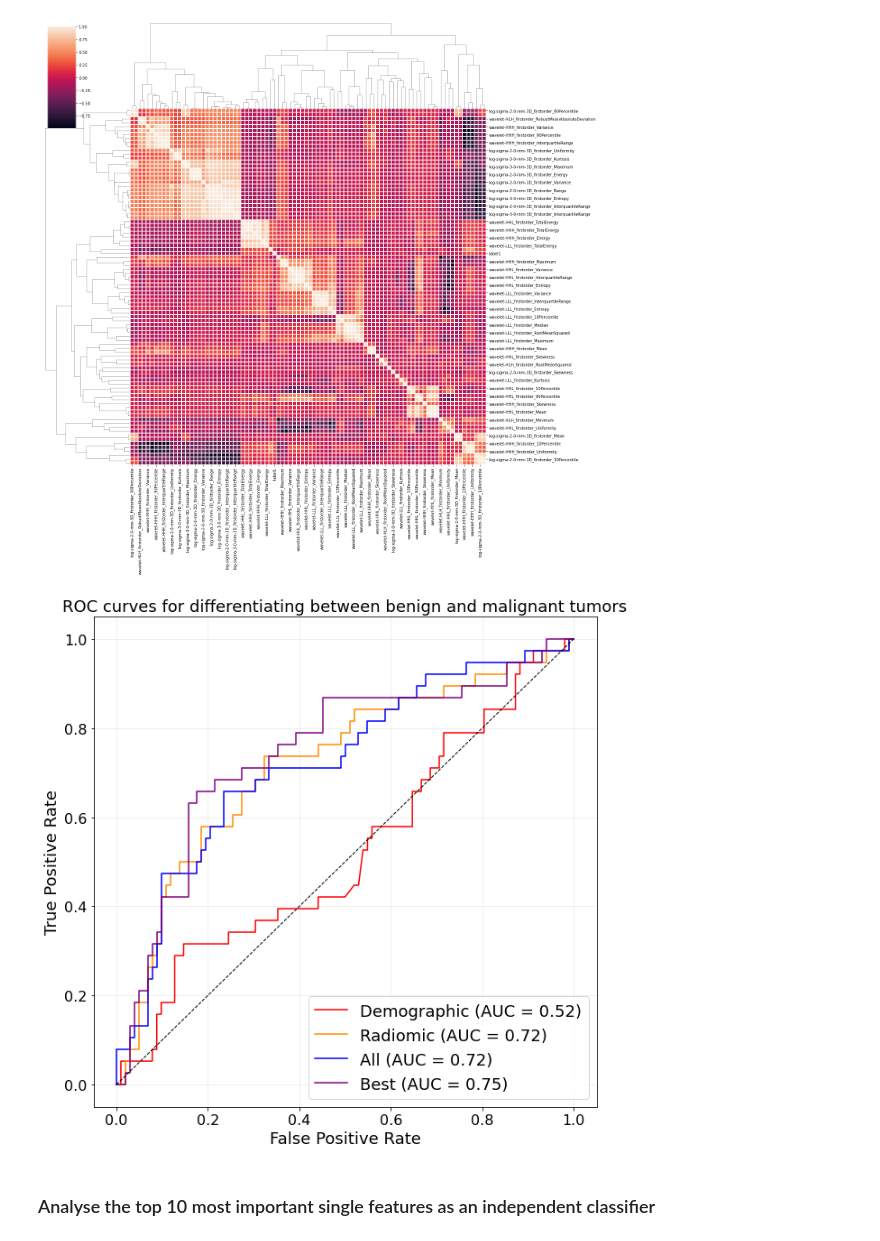
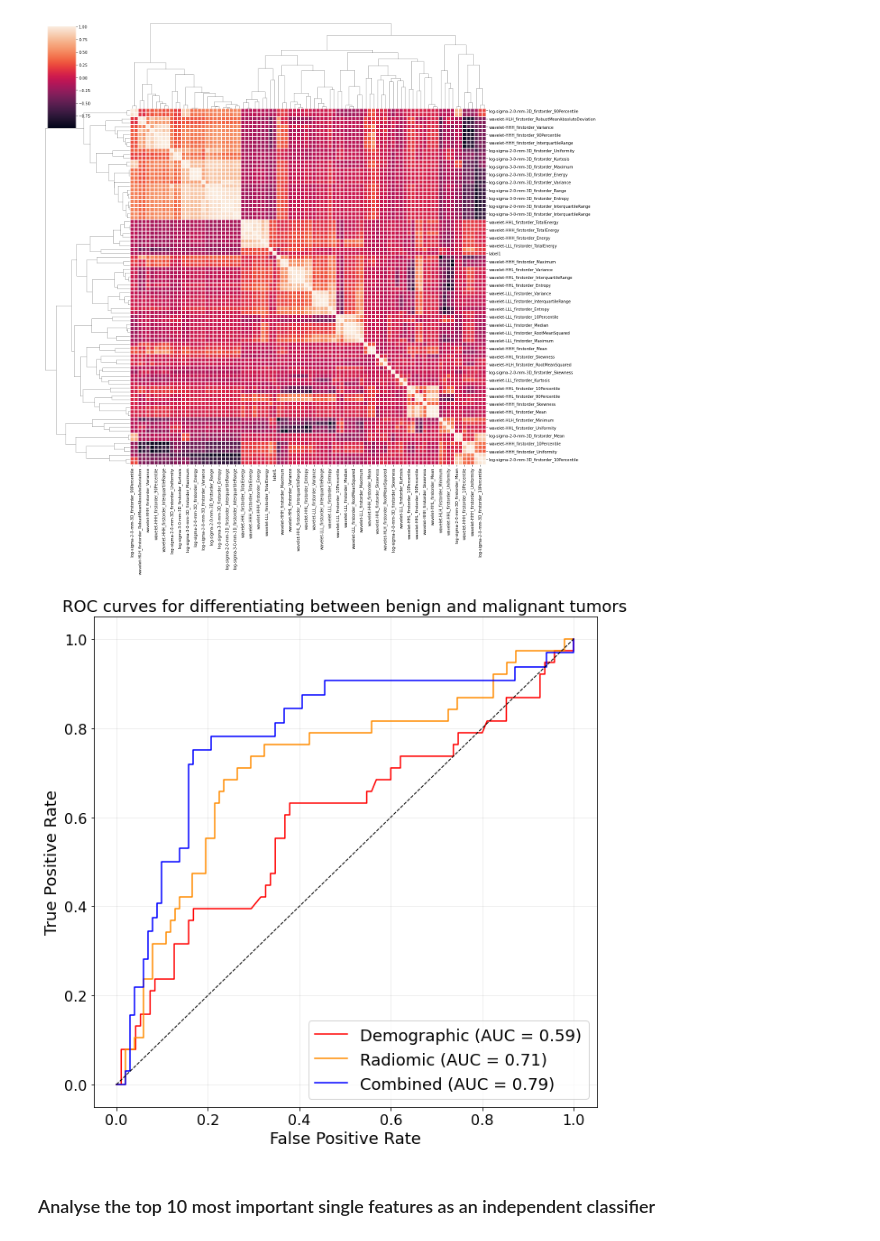
Before and after one commit to NikonPic/TumorSegmentationDemo, a Jupyter notebook: 02_feature_classification.ipynb, the cells around one changed output. Saved outputs shown, nothing was run; the diff lists cells and outputs as text; code cells hidden in the pictures.

```diff
--- a/02_feature_classification.ipynb
+++ b/02_feature_classification.ipynb
@@ -35,6 +35,9 @@ radiomics.__version__
 # %% [markdown]
 # 1. Get datasets without radiomics -> Only age, location and gender dependent
 # %%
+# excluded idx due to soft tissue overlapping for test set
+exclude_idx = [85, 88, 91, 95, 111, 123, 126]
+
 df, _ = get_df_paths()
 dis = get_advanced_dis_df(df)
 
@@ -84,6 +87,10 @@ df_all = df_all.drop(columns=REM_KEYS)
 df_train = train
 df_test = test
 
+# exclude non readable images
+df_test = test
+df_test = df_test.iloc[[i not in exclude_idx for i in range(len(df_test))]]
+
 # display df
 df_all.head()
 # %% [output]
@@ -569,6 +579,9 @@ dis = get_advanced_dis_df(df)
 PATH = 'radiomics'
 REM_KEYS = ['Unnamed: 0', 'label1', 'label2']
 DEP_KEY = 'label1'
+
+# excluded idx due to soft tissue overlapping for test set
+exclude_idx = [85, 88, 91, 95, 111, 123, 126]
 
 REM_KEYS.remove(DEP_KEY)
 print(REM_KEYS)
@@ -612,6 +625,9 @@ df_all.head()
 
 df_test = test.drop(columns=REM_KEYS)
 
+# exclude non readable images
+df_test = df_test.iloc[[i not in exclude_idx for i in range(len(df_test))]]
+
 # Data Preparation
 procs = [FillMissing, Categorify, Normalize]
 
@@ -903,5 +845,5 @@ learn.fit_one_cycle(20, max_lr=1e-3)
 # %%
-interp = ClassificationInterpretation.from_learner(learn, DatasetType.Test)
+interp = ClassificationInterpretation.from_learner(learn, DatasetType.Valid)
 cm = interp.confusion_matrix()
 precision = cm[0][0] / (cm[0][0] + cm[0][1])
 sensitifity = cm[1][1] / (cm[1][0] + cm[1][1])
@@ -992,11 +907,0 @@ missed_names
-# %%
-learn.fit_one_cycle(5, max_lr=1e-5)
-interp = ClassificationInterpretation.from_learner(learn, DatasetType.Test)
-interp.plot_confusion_matrix(figsize=(10, 10), dpi=60)
-print("Accuracy: ", round(100 * get_acc(interp), 1), "%")
-plot_roc_curve(interp)
-cm = interp.confusion_matrix()
-precision = cm[0][0] / (cm[0][0] + cm[0][1])
-sensitifity = cm[1][1] / (cm[1][0] + cm[1][1])
-print(f'precision: {precision}')
-print(f'sensitifity: {sensitifity}')
@@ -1125,49 +1017,42 @@ plt.show()
 # %%
 interp_demographic
 interp_radiomics
-interp_all
 interp_best
 
 off = 0.02
 lw = 2
 indx = 1
 
 plt.figure("roc-curve", figsize=(10,10))
 
 # 1. demo
 x, y = roc_curve(interp_demographic.preds[:, indx], interp.y_true)
 auc_v = auc(x, y)
 plt.plot(x, y, color='red',
              label='Demographic (AUC = %0.2f)' % auc_v)
 
-# 1. radiomic
+# 2. radiomic
 x, y = roc_curve(interp_radiomics.preds[:, indx], interp.y_true)
 auc_v = auc(x, y)
 plt.plot(x, y, color='darkorange',
              label='Radiomic (AUC = %0.2f)' % auc_v)
 
-# 1. all
-x, y = roc_curve(interp_all.preds[:, indx], interp.y_true)
+# 3. best
+x, y = roc_curve(interp_best.preds[:, indx], interp_best.y_true)
 auc_v = auc(x, y)
 plt.plot(x, y, color='blue',
-             label='All (AUC = %0.2f)' % auc_v)
-
-# 1. best
-x, y = roc_curve(interp_best.preds[:, indx], interp.y_true)
-auc_v = auc(x, y)
-plt.plot(x, y, color='purple',
-             label='Best (AUC = %0.2f)' % auc_v)
+             label='Combined (AUC = %0.2f)' % auc_v)
 
 plt.grid(alpha=0.25)
 plt.plot([0, 1], [0, 1], color='black', lw=1, linestyle='--')
 plt.xlabel('False Positive Rate', fontsize=fs)
 plt.ylabel('True Positive Rate', fontsize=fs)
 plt.title('ROC curves for differentiating between benign and malignant tumors', fontsize=fs)
 plt.legend(loc="lower right", fontsize=fs)
 
 plt.tick_params(axis='both', which='major', labelsize=fs-2)
 # %% [output]
-[figure, old version]
+[figure, new version]
 # %% [markdown]
 ### Analyse the top 10 most important single features as an independent classifier
 # %%
```
Also changed, not shown: parts of 17 cells of this notebook, 12 other files.
